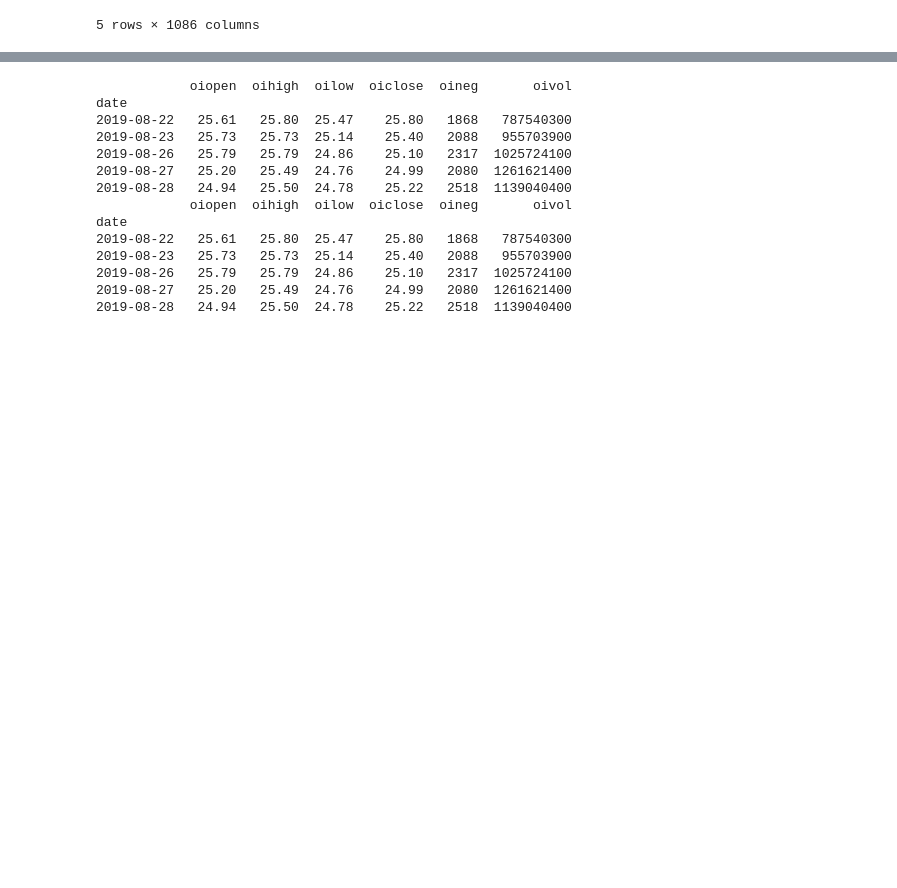
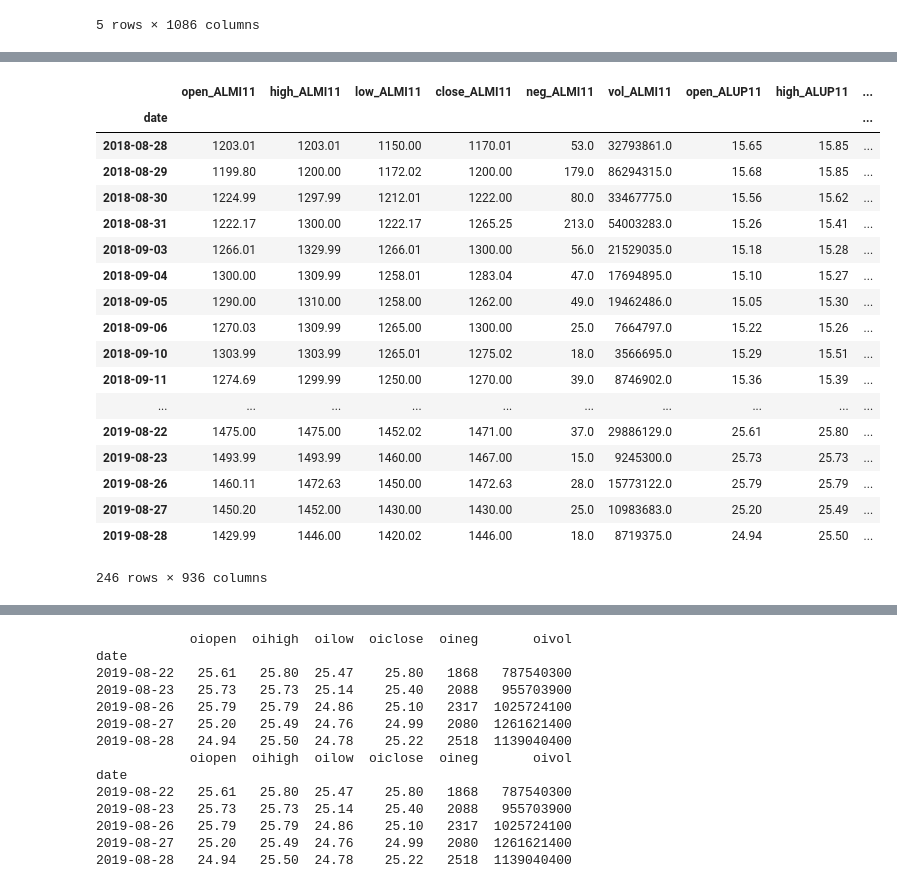
Before and after one commit to raphabraccialli/OpenFinanceLab, a Jupyter notebook: monthly_fii/monthly_fiis.ipynb, the cells around one changed output, grey strips where cells are left out. Saved outputs shown, nothing was run; the diff lists cells and outputs as text; code cells hidden in the pictures; blank space fills up the shorter version.

```diff
--- a/monthly_fii/monthly_fiis.ipynb
+++ b/monthly_fii/monthly_fiis.ipynb
@@ -53,0 +25,25 @@ Timestamp('2003-12-01 00:00:00')
+# %%
+start = to_datetime('28/08/2018')
+fiis = fiis_dataFrame[fiis_dataFrame.index >= start]
+fiis.dropna(axis=1, how='all')
+#fiis.plot(figsize=(15,6))
+# %% [output]
+|  | open_ALMI11 | high_ALMI11 | low_ALMI11 | close_ALMI11 | neg_ALMI11 | vol_ALMI11 | open_ALUP11 | high_ALUP11 | ... |
+| date |  |  |  |  |  |  |  |  | ... |
+| 2018-08-28 | 1203.01 | 1203.01 | 1150.00 | 1170.01 | 53.0 | 32793861.0 | 15.65 | 15.85 | ... |
+| 2018-08-29 | 1199.80 | 1200.00 | 1172.02 | 1200.00 | 179.0 | 86294315.0 | 15.68 | 15.85 | ... |
+| 2018-08-30 | 1224.99 | 1297.99 | 1212.01 | 1222.00 | 80.0 | 33467775.0 | 15.56 | 15.62 | ... |
+| 2018-08-31 | 1222.17 | 1300.00 | 1222.17 | 1265.25 | 213.0 | 54003283.0 | 15.26 | 15.41 | ... |
+| 2018-09-03 | 1266.01 | 1329.99 | 1266.01 | 1300.00 | 56.0 | 21529035.0 | 15.18 | 15.28 | ... |
+| 2018-09-04 | 1300.00 | 1309.99 | 1258.01 | 1283.04 | 47.0 | 17694895.0 | 15.10 | 15.27 | ... |
+| 2018-09-05 | 1290.00 | 1310.00 | 1258.00 | 1262.00 | 49.0 | 19462486.0 | 15.05 | 15.30 | ... |
+| 2018-09-06 | 1270.03 | 1309.99 | 1265.00 | 1300.00 | 25.0 | 7664797.0 | 15.22 | 15.26 | ... |
+| 2018-09-10 | 1303.99 | 1303.99 | 1265.01 | 1275.02 | 18.0 | 3566695.0 | 15.29 | 15.51 | ... |
+| 2018-09-11 | 1274.69 | 1299.99 | 1250.00 | 1270.00 | 39.0 | 8746902.0 | 15.36 | 15.39 | ... |
+| ... | ... | ... | ... | ... | ... | ... | ... | ... | ... |
+| 2019-08-22 | 1475.00 | 1475.00 | 1452.02 | 1471.00 | 37.0 | 29886129.0 | 25.61 | 25.80 | ... |
+| 2019-08-23 | 1493.99 | 1493.99 | 1460.00 | 1467.00 | 15.0 | 9245300.0 | 25.73 | 25.73 | ... |
+| 2019-08-26 | 1460.11 | 1472.63 | 1450.00 | 1472.63 | 28.0 | 15773122.0 | 25.79 | 25.79 | ... |
+| 2019-08-27 | 1450.20 | 1452.00 | 1430.00 | 1430.00 | 25.0 | 10983683.0 | 25.20 | 25.49 | ... |
+| 2019-08-28 | 1429.99 | 1446.00 | 1420.02 | 1446.00 | 18.0 | 8719375.0 | 24.94 | 25.50 | ... |
+246 rows × 936 columns
```
Also changed, not shown: parts of 7 cells of this notebook.
